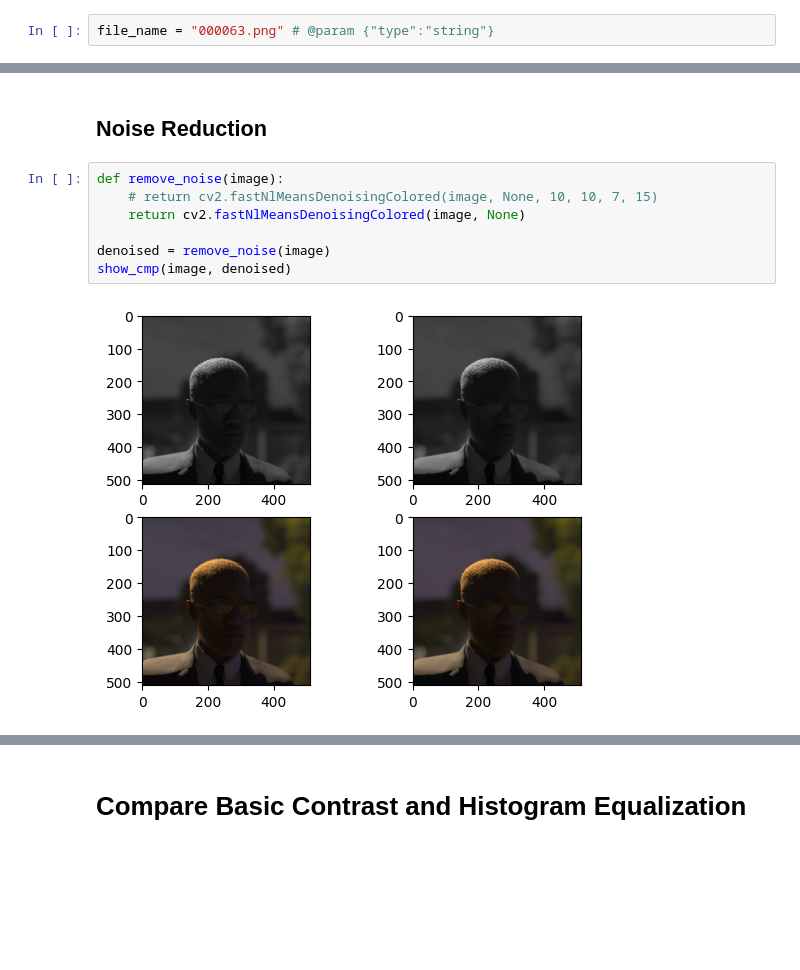
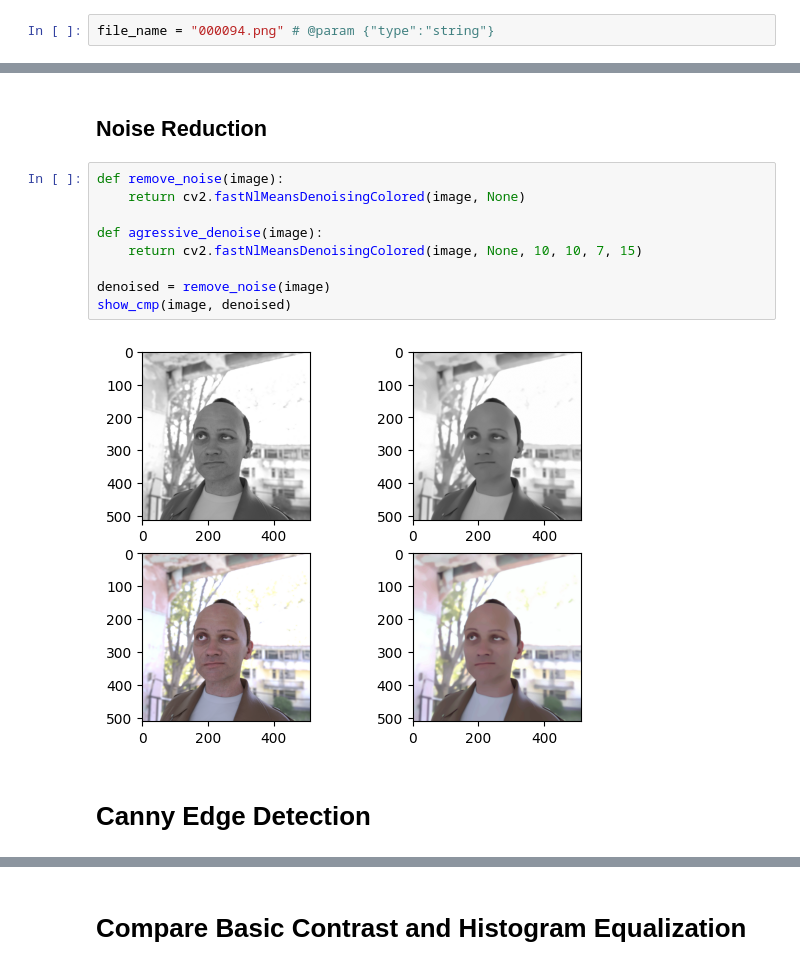
Before and after one commit to samollari/cs545-face-detection-project, a Jupyter notebook: Image_Enhancement.ipynb, the cells around one changed output, grey strips where cells are left out. Saved outputs shown, nothing was run; the diff lists cells and outputs as text; blank space fills up the shorter version.

Commit message:
Add Canny edge detection

```diff
--- a/Image_Enhancement.ipynb
+++ b/Image_Enhancement.ipynb
@@ -1,7 +1,7 @@
 # %% [markdown]
 <a href="https://colab.research.google.com/github/samollari/cs545-face-detection-project/blob/main/Image_Enhancement.ipynb" target="_parent"><img src="https://colab.research.google.com/assets/colab-badge.svg" alt="Open In Colab"/></a>
 # %%
-file_name = "000063.png" # @param {"type":"string"}
+file_name = "000094.png" # @param {"type":"string"}
 # %% [markdown]
 # Setup
 # %%
@@ -324,10 +329,14 @@ show_cmp(image, deskewed)
 ## Noise Reduction
 # %%
 def remove_noise(image):
-    # return cv2.fastNlMeansDenoisingColored(image, None, 10, 10, 7, 15)
     return cv2.fastNlMeansDenoisingColored(image, None)
+
+def agressive_denoise(image):
+    return cv2.fastNlMeansDenoisingColored(image, None, 10, 10, 7, 15)
 
 denoised = remove_noise(image)
 show_cmp(image, denoised)
 # %% [output]
-[figure, old version]
+[figure, new version]
+# %% [markdown]
+# Canny Edge Detection
```
Also changed, not shown: parts of 20 cells of this notebook.
